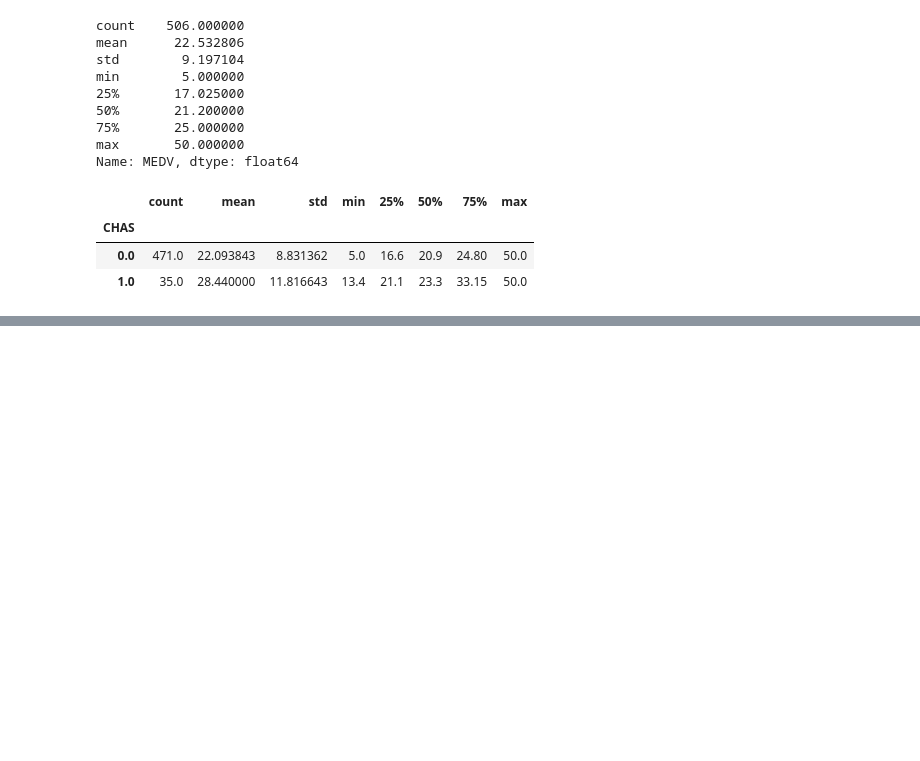
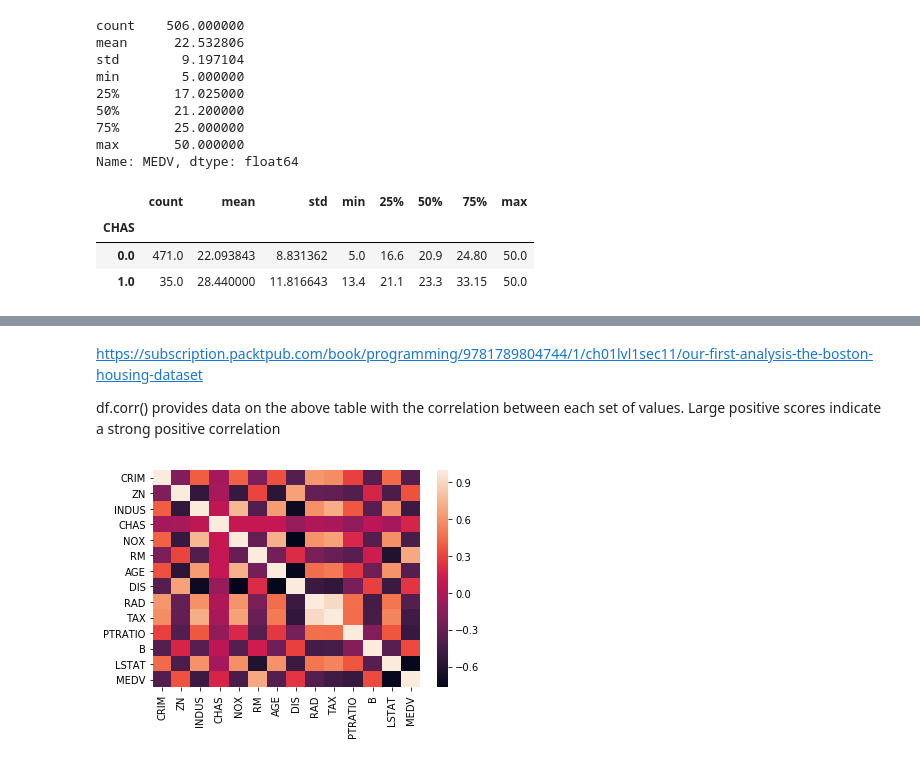
Before and after one commit to JohnONeillGMIT/MLandStatistics, a Jupyter notebook: Boston House Prices.ipynb, the cells around one changed output, grey strips where cells are left out. Cells and saved outputs as stored; diff of their text form; code cells hidden in the pictures; blank space fills up the shorter version.

Commit message:
Adding charts for initial visualisation
adding tables and charts to aid process of elimination of non related properties to focus of relationships within the dataset

```diff
--- a/Boston House Prices.ipynb
+++ b/Boston House Prices.ipynb
@@ -107,0 +152,12 @@ df['MEDV'].groupby([df['CHAS']]).describe() #summary of house prices by Charles
+# %% [markdown]
+https://subscription.packtpub.com/book/programming/9781789804744/1/ch01lvl1sec11/our-first-analysis-the-boston-housing-dataset
+
+df.corr() provides data on the above table with the correlation between each set of values. Large positive scores indicate a strong positive correlation
+# %%
+     import matplotlib.pyplot as plt
+     import seaborn as sns
+     %matplotlib inline
+
+     ax = sns.heatmap(df.corr())
+# %% [output]
+[figure, added]
```
Also changed, not shown: parts of 13 cells of this notebook.
